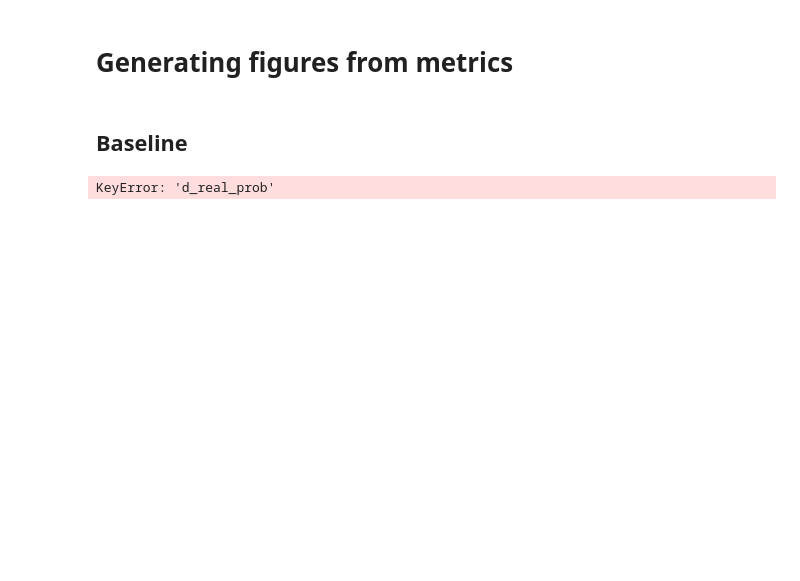
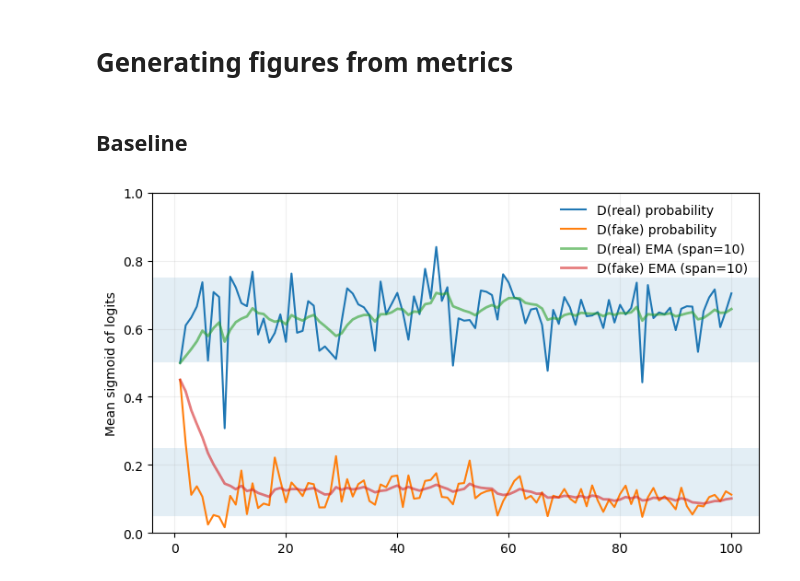
Before and after one commit to jeffreymu1/urbanize, a Jupyter notebook: src/generate_figs.ipynb, the cells around one changed output. Drawn from its saved outputs; the diff is of its cells as text; code cells hidden in the pictures; blank space fills up the shorter version.

```diff
--- a/src/generate_figs.ipynb
+++ b/src/generate_figs.ipynb
@@ -36,7 +36,7 @@ if len(change_fids) >= 2:
             break
 
 # plot
-fig, ax = plt.subplots(figsize=(8, 5))
+fig, ax = plt.subplots(figsize=(16, 5))
 
 ax.plot(df["epoch"], df["fid"], linewidth=1.5, label="FID")
 ax.plot(df["epoch"], df["fid_ema"], linewidth=2.0, alpha=0.6, label=f"EMA (span={ema_span})")
@@ -72,48 +72,42 @@ plt.ylim((75,350))
 plt.savefig("../figures/baseline_images/fid_vs_epochs.png", dpi=300, bbox_inches='tight')
 plt.close()
 # %%
-import numpy as np
-import pandas as pd
-import matplotlib.pyplot as plt
-
 # load
-df = pd.read_csv("../results/wealth_only/metrics.csv")
+df = pd.read_csv("../results/baseline_gan/metrics.csv")
 df = df.sort_values("epoch").reset_index(drop=True)
 
 for col in ["d_real_prob", "d_fake_prob"]:
     df[col] = pd.to_numeric(df[col], errors="coerce")
 df = df.dropna(subset=["d_real_prob", "d_fake_prob"])
 
 # smoothing
 ema_span = max(5, min(20, len(df)//10 if len(df) >= 50 else 10))
 df["d_real_ema"] = df["d_real_prob"].ewm(span=ema_span, adjust=False).mean()
 df["d_fake_ema"] = df["d_fake_prob"].ewm(span=ema_span, adjust=False).mean()
 
 # plot
 fig, ax = plt.subplots(figsize=(8.5, 4.8))
 
 # healthy
-ax.axhspan(0.6, 0.8, alpha=0.12)
+ax.axhspan(0.5, 0.75, alpha=0.12)
 # fake
-ax.axhspan(0.1, 0.3, alpha=0.12)
+ax.axhspan(0.05, 0.25, alpha=0.12)
 
-ax.plot(df["epoch"], df["d_real_prob"], linewidth=1.5, label="D(real) prob")
-ax.plot(df["epoch"], df["d_fake_prob"], linewidth=1.5, label="D(fake) prob")
+ax.plot(df["epoch"], df["d_real_prob"], linewidth=1.5, label="D(real) probability")
+ax.plot(df["epoch"], df["d_fake_prob"], linewidth=1.5, label="D(fake) probability")
 ax.plot(df["epoch"], df["d_real_ema"], linewidth=2.0, alpha=0.6, label=f"D(real) EMA (span={ema_span})")
 ax.plot(df["epoch"], df["d_fake_ema"], linewidth=2.0, alpha=0.6, label=f"D(fake) EMA (span={ema_span})")
 
-ax.set_title("Discriminator Confidence by Epoch")
-ax.set_xlabel("Epoch")
-ax.set_ylabel("Mean sigmoid(logit)")
+ax.set_title("")
+ax.set_xlabel("")
+ax.set_ylabel("Mean sigmoid of logits")
 ax.set_ylim(0.0, 1.0)
 ax.grid(True, alpha=0.2)
 ax.legend(frameon=False)
 
-plt.tight_layout()
 
-out_path = "../figures/baseline_images/disc_balance_two_rivers.png"
-plt.savefig(out_path, dpi=300)
+plt.savefig("../figures/baseline_images/disc_two_rivers.png", dpi=300, bbox_inches = 'tight')
 plt.show()
 plt.close()
 # %% [output]
-KeyError: 'd_real_prob'
+[figure, added]
```
Also changed, not shown: 5 other files.
